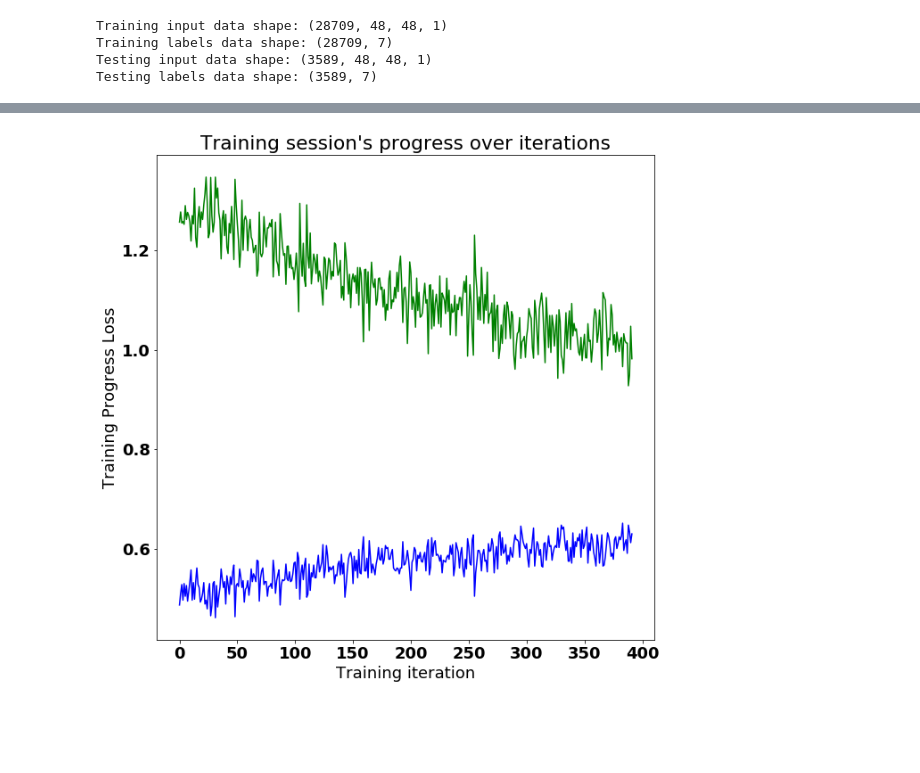
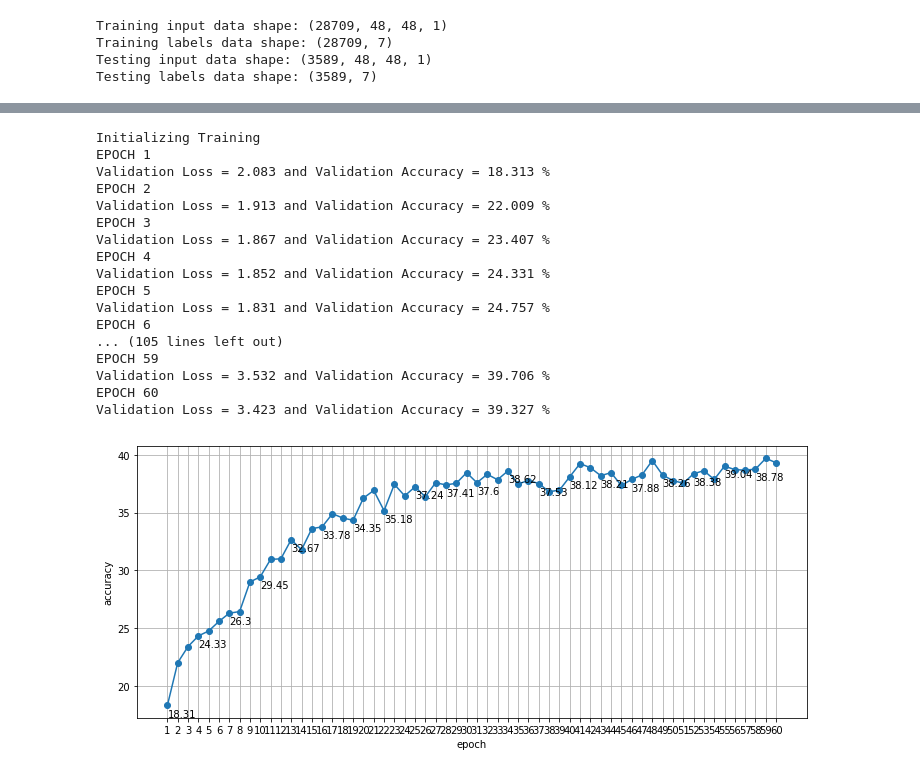
Before and after one commit to aparecidovieira/facial_expression_recog, a Jupyter notebook: facial_expression.ipynb, the cells around one changed output, grey strips where cells are left out. Saved outputs shown, nothing was run; the diff lists cells and outputs as text; code cells hidden in the pictures; blank space fills up the shorter version.

```diff
--- a/facial_expression.ipynb
+++ b/facial_expression.ipynb
@@ -271,20 +201,54 @@ plt.show()
-# %%
-font = {
-    'family' : 'Bitstream Vera Sans',
-    'weight' : 'bold',
-    'size'   : 18
-}
-plt.rc('font', **font)
-
-plt.figure(figsize=(width, height))
-
-plt.title("Training session's progress over iterations")
-plt.plot(train_loss_hist, 'g', label='Train Loss')
-#plt.plot(test_loss_hist, '--', label='Test Loss')
-plt.plot(train_acc, 'b', label='Train acc')
-#plt.plot(test_acc, 'g-', label='Test acc')
-plt.xlabel('Training iteration')
-plt.ylabel('Training Progress Loss')
-plt.show()
-# %% [output]
-[figure, removed]
+# %%
+acc_map = []
+
+#import shuffle
+
+samples = len(X_tr)
+print("Initializing Training")
+try:
+    with tf.Session() as sess:
+        init = tf.global_variables_initializer()
+        sess.run(init)
+        for epoch in range(epochs):
+            X_train, Y_train = shuffle(X_tr, Y_tr)
+            for offset in range(0, samples, batch_size):
+                end = offset+batch_size
+                xs_batch, ys_batch = X_train[offset:end], Y_train[offset:end]
+                loss_, _, acc_ = sess.run([loss, optimizer, accuracy], feed_dict={x: xs_batch, y: ys_batch})
+
+            validation_loss, validation_acc = train(X_val, Y_val)
+            # acc map
+            acc_map.append(round(validation_acc*100, 2))
+            print("EPOCH {}".format(epoch + 1))
+            print ("Validation Loss = {:.3f} and Validation Accuracy = {:.3f} %".format(validation_loss, 100 *validation_acc))
+        plt.figure(figsize=(12, 5))
+        plt.xticks(range(1, epochs+1))
+        plt.xlabel('epoch')
+        plt.ylabel('accuracy')
+        plt.grid(True)
+        plt.plot(range(1, epochs+1), acc_map, '-o')
+        for i, j in list(zip(range(1, epochs+1), acc_map))[0::3]:
+            plt.text(i, j-1, str(j))
+
+
+except KeyboardInterrupt:
+    print('Training interrupted')
+# %% [output]
+Initializing Training
+EPOCH 1
+Validation Loss = 2.083 and Validation Accuracy = 18.313 %
+EPOCH 2
+Validation Loss = 1.913 and Validation Accuracy = 22.009 %
+EPOCH 3
+Validation Loss = 1.867 and Validation Accuracy = 23.407 %
+EPOCH 4
+Validation Loss = 1.852 and Validation Accuracy = 24.331 %
+EPOCH 5
+Validation Loss = 1.831 and Validation Accuracy = 24.757 %
+EPOCH 6
+... (105 lines left out)
+EPOCH 59
+Validation Loss = 3.532 and Validation Accuracy = 39.706 %
+EPOCH 60
+Validation Loss = 3.423 and Validation Accuracy = 39.327 %
+[figure, added]
```
Also changed, not shown: parts of 11 cells of this notebook.
